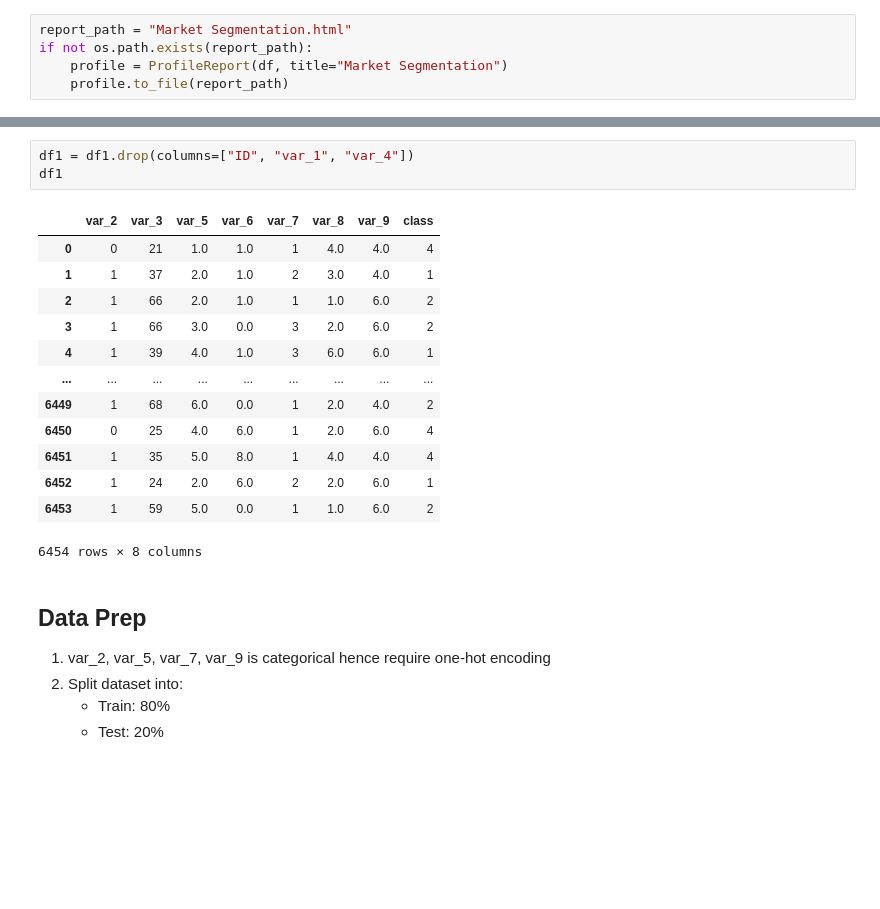
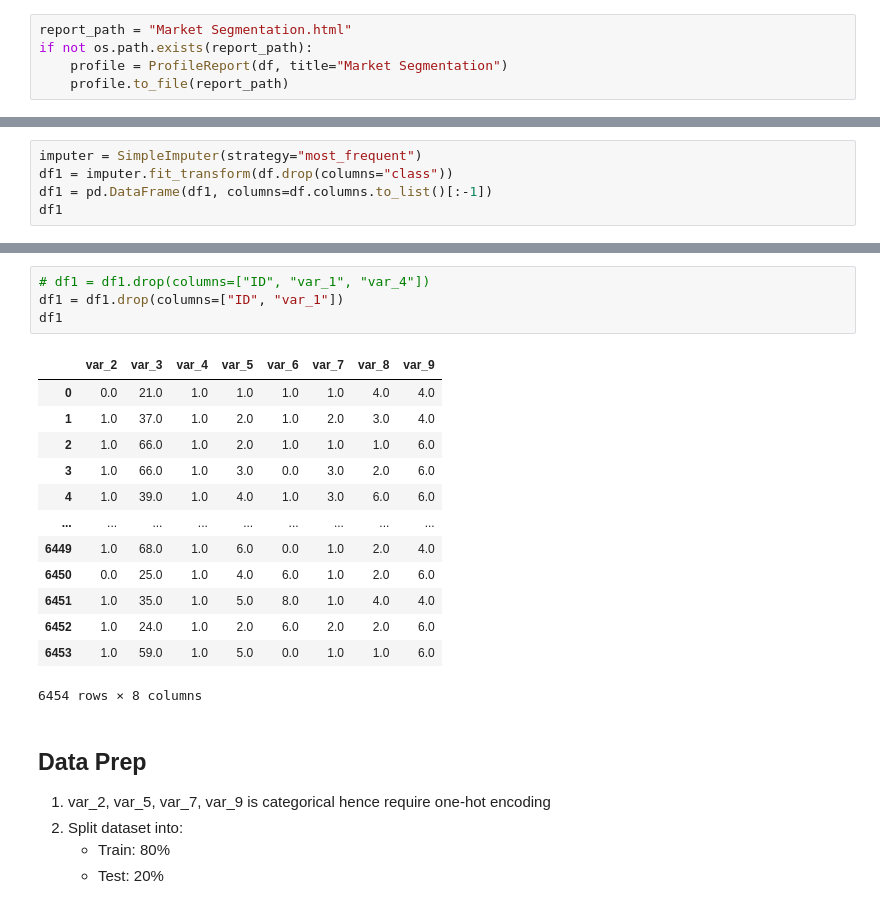
Before and after one commit to yuenherny/market-segmentation-mini-hackathon, a Jupyter notebook: Market Segmentation.ipynb, the cells around one changed output, grey strips where cells are left out. Saved outputs shown, nothing was run; the diff lists cells and outputs as text; blank space fills up the shorter version.

```diff
--- a/Market Segmentation.ipynb
+++ b/Market Segmentation.ipynb
@@ -125,0 +112,5 @@ After dropping rows with missing values, the dataset has 5473 rows which is 84.8
+# %%
+imputer = SimpleImputer(strategy="most_frequent")
+df1 = imputer.fit_transform(df.drop(columns="class"))
+df1 = pd.DataFrame(df1, columns=df.columns.to_list()[:-1])
+df1
@@ -155,19 +171,20 @@ memory usage: 554.8 KB
 # %%
-df1 = df1.drop(columns=["ID", "var_1", "var_4"])
+# df1 = df1.drop(columns=["ID", "var_1", "var_4"])
+df1 = df1.drop(columns=["ID", "var_1"])
 df1
 # %% [output]
-|  | var_2 | var_3 | var_5 | var_6 | var_7 | var_8 | var_9 | class |
-| 0 | 0 | 21 | 1.0 | 1.0 | 1 | 4.0 | 4.0 | 4 |
-| 1 | 1 | 37 | 2.0 | 1.0 | 2 | 3.0 | 4.0 | 1 |
-| 2 | 1 | 66 | 2.0 | 1.0 | 1 | 1.0 | 6.0 | 2 |
-| 3 | 1 | 66 | 3.0 | 0.0 | 3 | 2.0 | 6.0 | 2 |
-| 4 | 1 | 39 | 4.0 | 1.0 | 3 | 6.0 | 6.0 | 1 |
+|  | var_2 | var_3 | var_4 | var_5 | var_6 | var_7 | var_8 | var_9 |
+| 0 | 0.0 | 21.0 | 1.0 | 1.0 | 1.0 | 1.0 | 4.0 | 4.0 |
+| 1 | 1.0 | 37.0 | 1.0 | 2.0 | 1.0 | 2.0 | 3.0 | 4.0 |
+| 2 | 1.0 | 66.0 | 1.0 | 2.0 | 1.0 | 1.0 | 1.0 | 6.0 |
+| 3 | 1.0 | 66.0 | 1.0 | 3.0 | 0.0 | 3.0 | 2.0 | 6.0 |
+| 4 | 1.0 | 39.0 | 1.0 | 4.0 | 1.0 | 3.0 | 6.0 | 6.0 |
 | ... | ... | ... | ... | ... | ... | ... | ... | ... |
-| 6449 | 1 | 68 | 6.0 | 0.0 | 1 | 2.0 | 4.0 | 2 |
-| 6450 | 0 | 25 | 4.0 | 6.0 | 1 | 2.0 | 6.0 | 4 |
-| 6451 | 1 | 35 | 5.0 | 8.0 | 1 | 4.0 | 4.0 | 4 |
-| 6452 | 1 | 24 | 2.0 | 6.0 | 2 | 2.0 | 6.0 | 1 |
-| 6453 | 1 | 59 | 5.0 | 0.0 | 1 | 1.0 | 6.0 | 2 |
+| 6449 | 1.0 | 68.0 | 1.0 | 6.0 | 0.0 | 1.0 | 2.0 | 4.0 |
+| 6450 | 0.0 | 25.0 | 1.0 | 4.0 | 6.0 | 1.0 | 2.0 | 6.0 |
+| 6451 | 1.0 | 35.0 | 1.0 | 5.0 | 8.0 | 1.0 | 4.0 | 4.0 |
+| 6452 | 1.0 | 24.0 | 1.0 | 2.0 | 6.0 | 2.0 | 2.0 | 6.0 |
+| 6453 | 1.0 | 59.0 | 1.0 | 5.0 | 0.0 | 1.0 | 1.0 | 6.0 |
 6454 rows × 8 columns
 # %% [markdown]
 ## Data Prep
```
Also changed, not shown: parts of 32 cells of this notebook, 3 other files.
